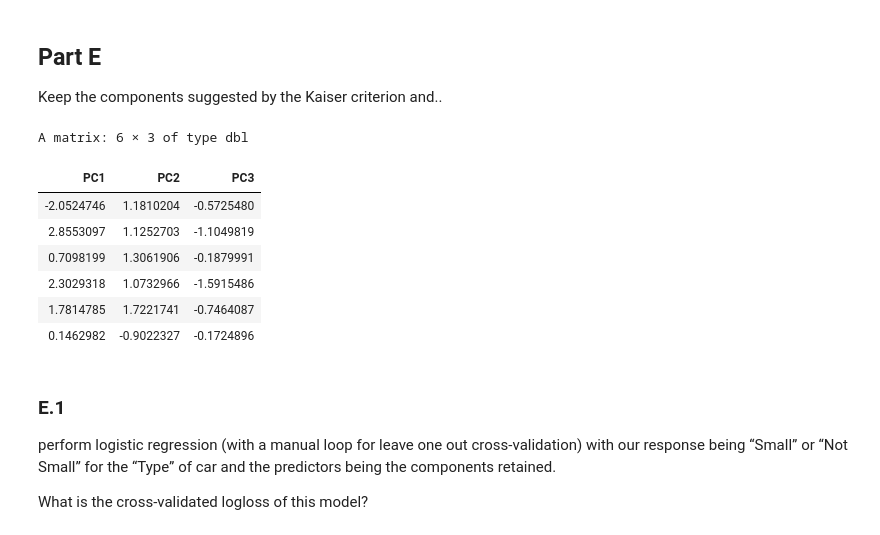
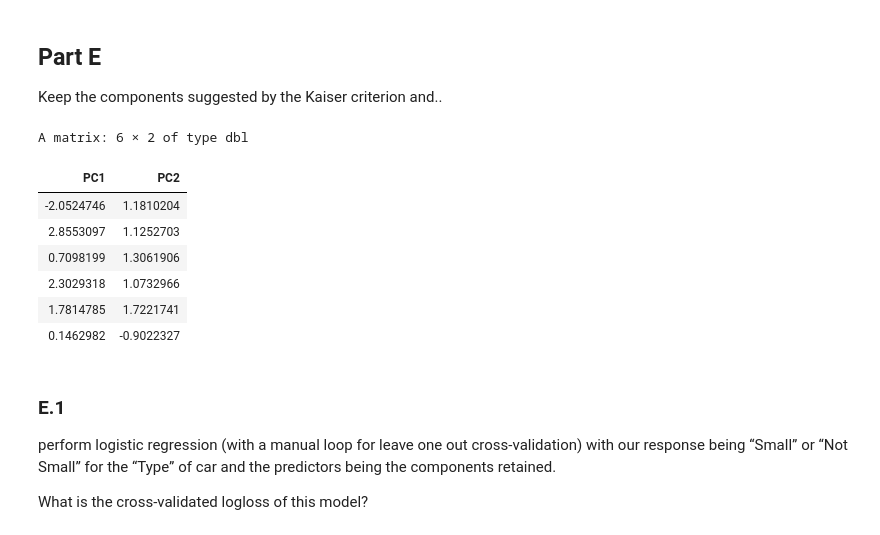
Before and after one commit to GawainGan/UBCO_MDS, a Jupyter notebook: Data-572/Assignment2/Assignment2.ipynb, the cells around one changed output. Drawn from its saved outputs; the diff is of its cells as text; code cells hidden in the pictures.

```diff
--- a/Data-572/Assignment2/Assignment2.ipynb
+++ b/Data-572/Assignment2/Assignment2.ipynb
@@ -249,17 +251,17 @@ If we look at the screen plot, Best argument might be for 3 or 4 components, but
 
 Keep the components suggested by the Kaiser criterion and..
 # %%
-scr <- car93.pca$x[,1:3]
+scr <- car93.pca$x[,1:2]
 head(scr)
 # %% [output]
-A matrix: 6 × 3 of type dbl
+A matrix: 6 × 2 of type dbl
-| PC1 | PC2 | PC3 |
-| -2.0524746 | 1.1810204 | -0.5725480 |
-| 2.8553097 | 1.1252703 | -1.1049819 |
-| 0.7098199 | 1.3061906 | -0.1879991 |
-| 2.3029318 | 1.0732966 | -1.5915486 |
-| 1.7814785 | 1.7221741 | -0.7464087 |
-| 0.1462982 | -0.9022327 | -0.1724896 |
+| PC1 | PC2 |
+| -2.0524746 | 1.1810204 |
+| 2.8553097 | 1.1252703 |
+| 0.7098199 | 1.3061906 |
+| 2.3029318 | 1.0732966 |
+| 1.7814785 | 1.7221741 |
+| 0.1462982 | -0.9022327 |
 # %% [markdown]
 ### E.1
 perform logistic regression (with a manual loop for leave one out cross-validation) with our response being “Small” or “Not Small” for the “Type” of car and the predictors being the components retained.
```
Also changed, not shown: parts of 21 cells of this notebook.
